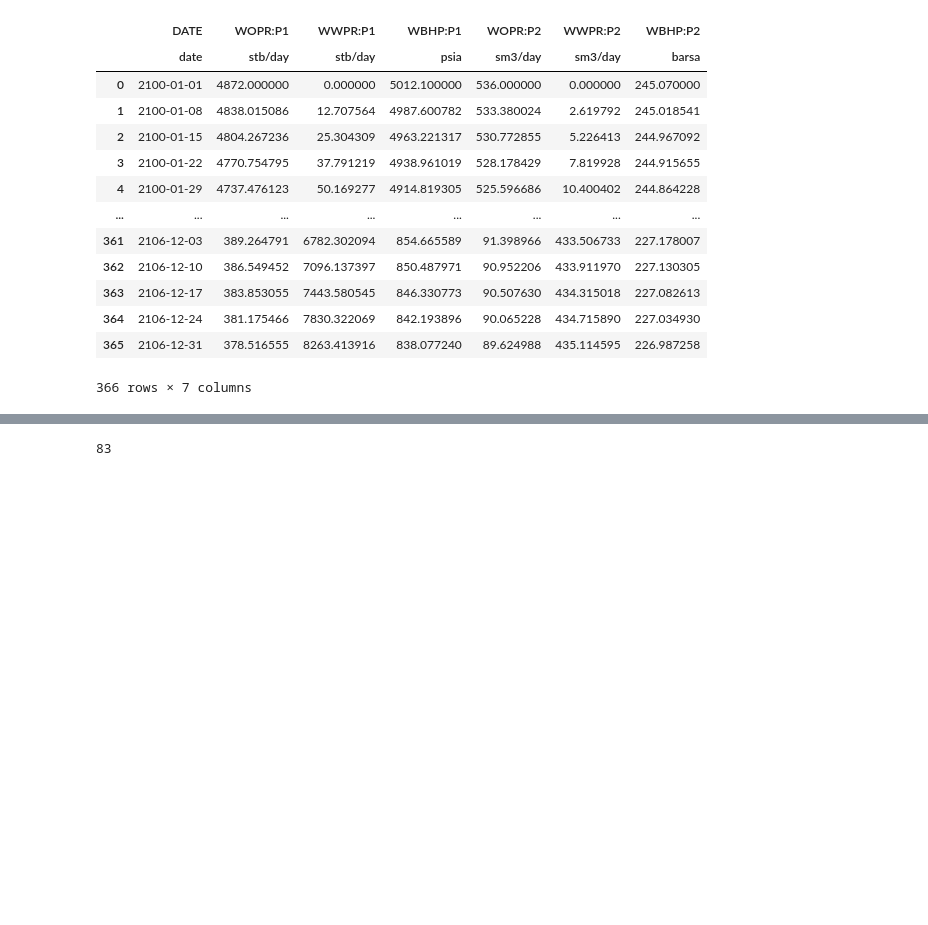
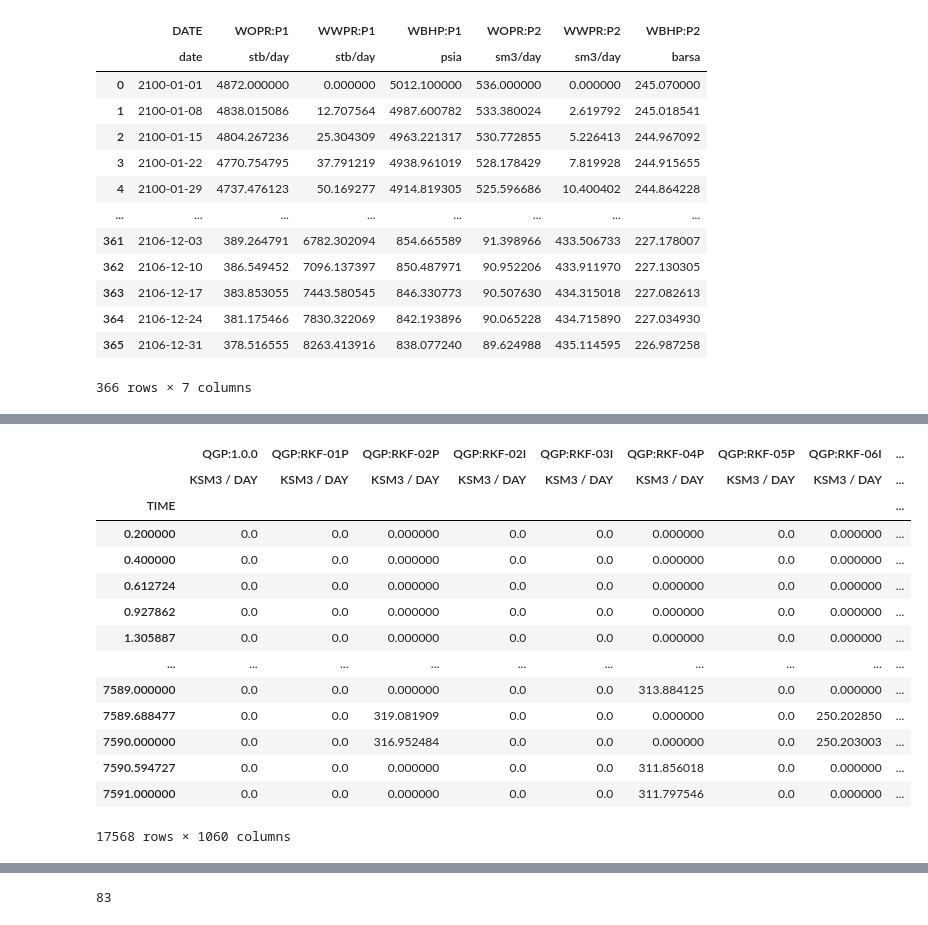
Before and after one commit to ayaranitram/simpandas, a Jupyter notebook: simpandas_demo.ipynb, the cells around one changed output, grey strips where cells are left out. Saved outputs shown, nothing was run; the diff lists cells and outputs as text; code cells hidden in the pictures; blank space fills up the shorter version.

```diff
--- a/simpandas_demo.ipynb
+++ b/simpandas_demo.ipynb
@@ -25,0 +55,20 @@ sample_prod
+# %%
+rkf = spd.read_vdb(r'D:\git\datafiletoolbox_samples\VIP\RKF.vdb')
+# %%
+rkf
+# %% [output]
+|  | QGP:1.0.0 | QGP:RKF-01P | QGP:RKF-02P | QGP:RKF-02I | QGP:RKF-03I | QGP:RKF-04P | QGP:RKF-05P | QGP:RKF-06I | ... |
+|  | KSM3 / DAY | KSM3 / DAY | KSM3 / DAY | KSM3 / DAY | KSM3 / DAY | KSM3 / DAY | KSM3 / DAY | KSM3 / DAY | ... |
+| TIME |  |  |  |  |  |  |  |  | ... |
+| 0.200000 | 0.0 | 0.0 | 0.000000 | 0.0 | 0.0 | 0.000000 | 0.0 | 0.000000 | ... |
+| 0.400000 | 0.0 | 0.0 | 0.000000 | 0.0 | 0.0 | 0.000000 | 0.0 | 0.000000 | ... |
+| 0.612724 | 0.0 | 0.0 | 0.000000 | 0.0 | 0.0 | 0.000000 | 0.0 | 0.000000 | ... |
+| 0.927862 | 0.0 | 0.0 | 0.000000 | 0.0 | 0.0 | 0.000000 | 0.0 | 0.000000 | ... |
+| 1.305887 | 0.0 | 0.0 | 0.000000 | 0.0 | 0.0 | 0.000000 | 0.0 | 0.000000 | ... |
+| ... | ... | ... | ... | ... | ... | ... | ... | ... | ... |
+| 7589.000000 | 0.0 | 0.0 | 0.000000 | 0.0 | 0.0 | 313.884125 | 0.0 | 0.000000 | ... |
+| 7589.688477 | 0.0 | 0.0 | 319.081909 | 0.0 | 0.0 | 0.000000 | 0.0 | 250.202850 | ... |
+| 7590.000000 | 0.0 | 0.0 | 316.952484 | 0.0 | 0.0 | 0.000000 | 0.0 | 250.203003 | ... |
+| 7590.594727 | 0.0 | 0.0 | 0.000000 | 0.0 | 0.0 | 311.856018 | 0.0 | 0.000000 | ... |
+| 7591.000000 | 0.0 | 0.0 | 0.000000 | 0.0 | 0.0 | 311.797546 | 0.0 | 0.000000 | ... |
+17568 rows × 1060 columns
```
Also changed, not shown: parts of 10 cells of this notebook, 17 other files.
